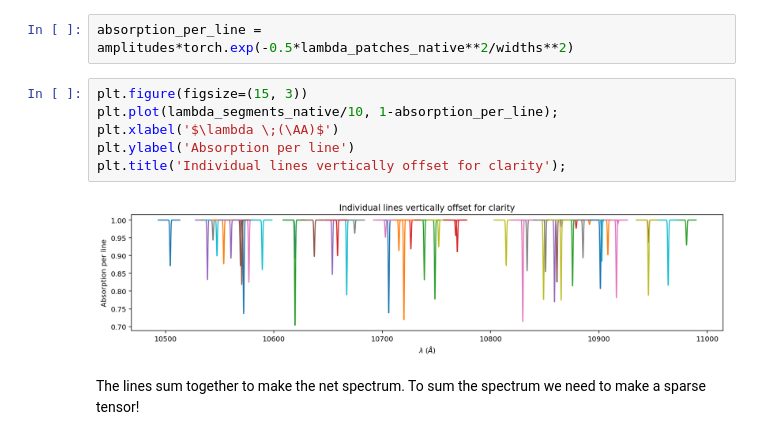
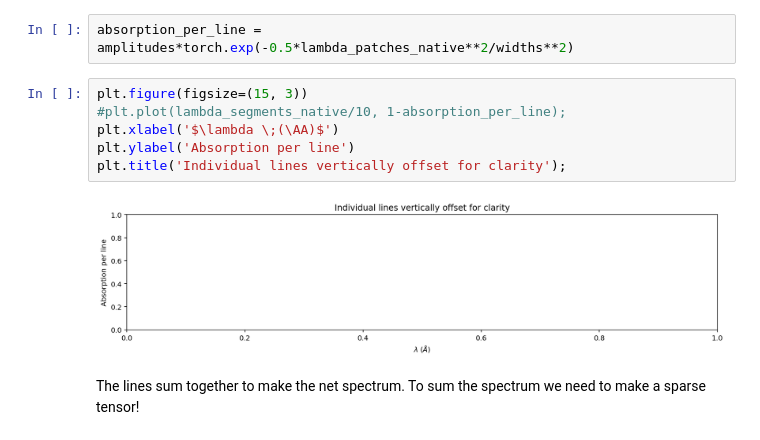
Before and after one commit to gully/blase, a Jupyter notebook: notebooks/sparse_tensor_experiments.ipynb, the cells around one changed output. Cells and saved outputs as stored; diff of their text form.

```diff
--- a/notebooks/sparse_tensor_experiments.ipynb
+++ b/notebooks/sparse_tensor_experiments.ipynb
@@ -67,12 +67,12 @@ lambda_patches_native = lambda_segments_trunc - lam_centers_native + del_lambda_
 absorption_per_line = amplitudes*torch.exp(-0.5*lambda_patches_native**2/widths**2)
 # %%
 plt.figure(figsize=(15, 3))
-plt.plot(lambda_segments_native/10, 1-absorption_per_line);
+#plt.plot(lambda_segments_native/10, 1-absorption_per_line);
 plt.xlabel('$\lambda \;(\AA)$')
 plt.ylabel('Absorption per line')
 plt.title('Individual lines vertically offset for clarity');
 # %% [output]
-[figure, old version]
+[figure, new version]
 # %% [markdown]
 The lines sum together to make the net spectrum. To sum the spectrum we need to make a sparse tensor!
 # %%
```
Also changed, not shown: parts of 4 cells of this notebook, 1 other file.
